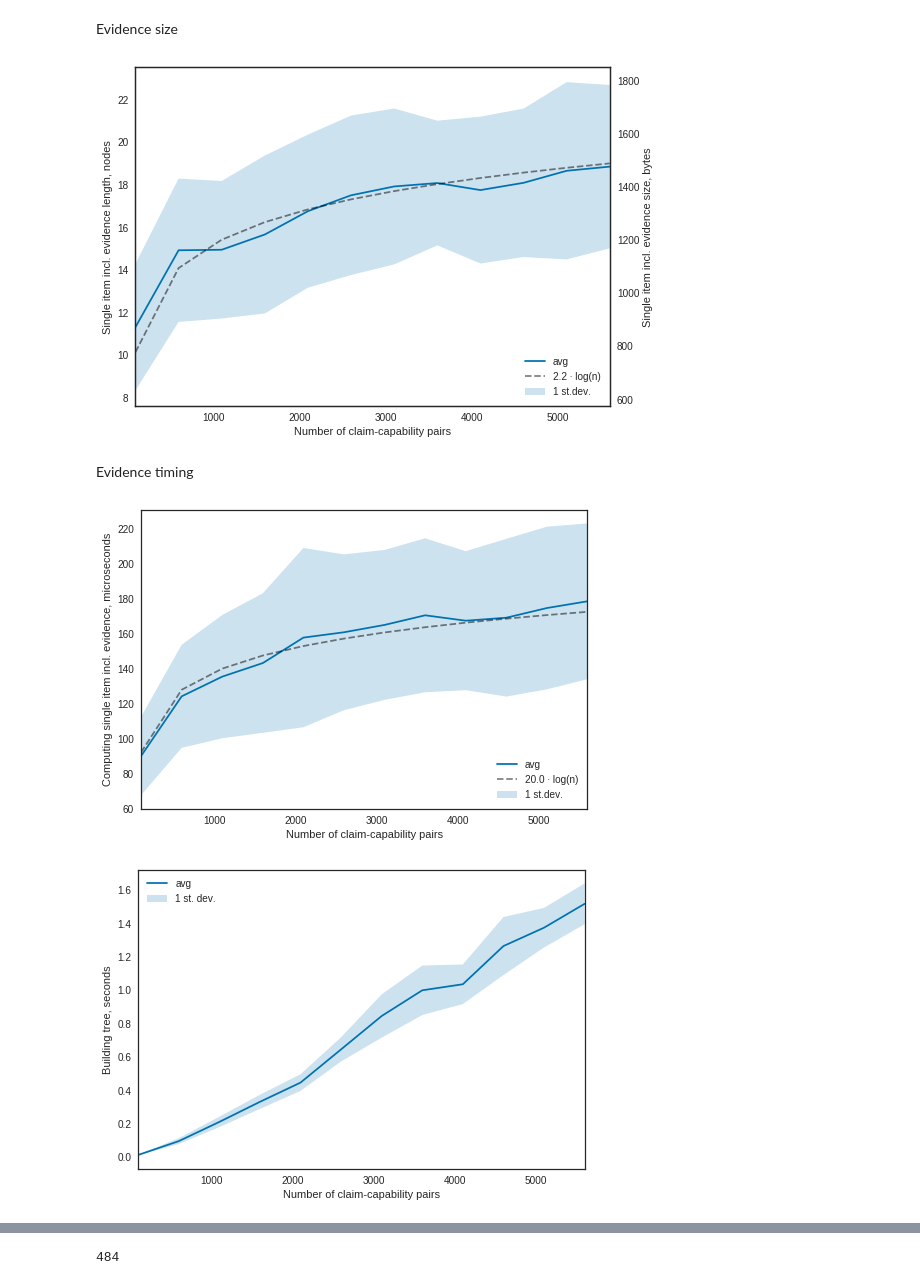
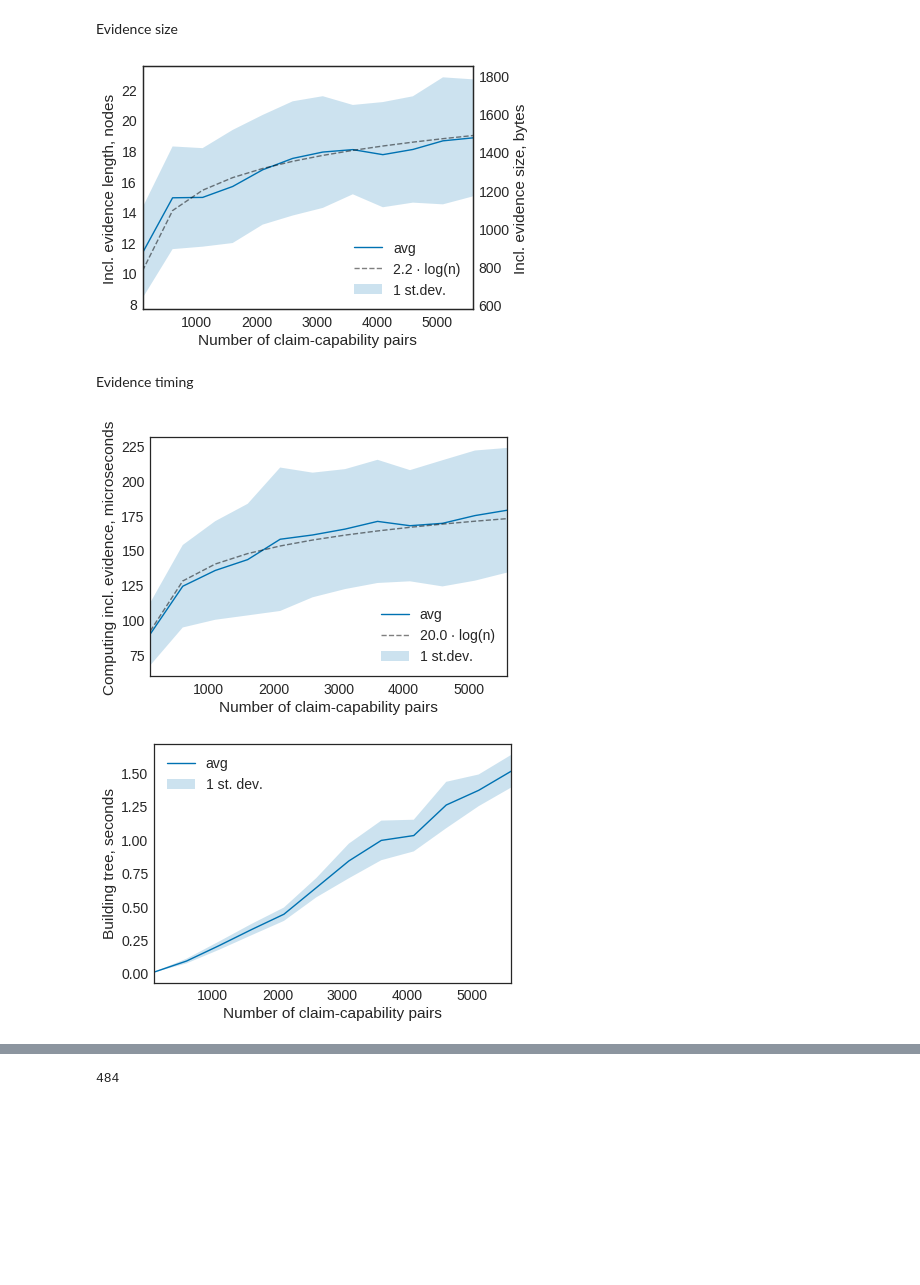
Before and after one commit to claimchain/claimchain-core, a Jupyter notebook: simulations/operations_profiling.ipynb, the cells around one changed output, grey strips where cells are left out. Saved outputs shown, nothing was run; the diff lists cells and outputs as text; code cells hidden in the pictures; blank space fills up the shorter version.

Commit message:
Fix area plots

```diff
--- a/simulations/operations_profiling.ipynb
+++ b/simulations/operations_profiling.ipynb
@@ -25,0 +27,4 @@ Populating the interactive namespace from numpy and matplotlib
+# %%
+sns.set_context("paper", font_scale=1.75)
+sns.set_style("white")
+sns.set_palette('colorblind', n_colors=5)
@@ -160,7 +169,7 @@ constant = 2.2
 ax1.plot(nb_claims_range, constant * np.log(nb_claims_range),
          color='black', alpha=.5, linestyle='--', label='%1.1f · log(n)' % constant)
 ax1.set_xlabel('Number of claim-capability pairs')
-ax1.set_ylabel('Single item incl. evidence length, nodes')
+ax1.set_ylabel('Incl. evidence length, nodes')
 ax1.legend(loc=4)
 
 ax2 = ax1.twinx()
@@ -173,35 +182,35 @@ ax2.fill_between(nb_claims_range,
                  evidence_size_data['avg'] - evidence_size_data['std'],
                  evidence_size_data['avg'] + evidence_size_data['std'],
                  color='red', alpha=0)
-ax2.set_ylabel('Single item incl. evidence size, bytes')
+ax2.set_ylabel('Incl. evidence size, bytes')
 plt.xlim(100, 5600)
 
 fig.tight_layout()
 
 plt.savefig('evidence_size.pdf')
 # %% [output]
-[figure, old version]
+[figure, new version]
 # %% [markdown]
 Evidence timing
 # %%
 evidence_timing_data_ms = evidence_timing_data * 10e+6
 plt.plot(nb_claims_range, evidence_timing_data_ms['avg'])
 plt.fill_between(nb_claims_range,
                  evidence_timing_data_ms['avg'] - evidence_timing_data_ms['std'],
                  evidence_timing_data_ms['avg'] + evidence_timing_data_ms['std'],
                  alpha=.2,
                  label='1 st.dev.')
 constant = 20
 plt.plot(nb_claims_range, constant * np.log(nb_claims_range),
          color='black', alpha=.5, linestyle='--', label='%1.1f · log(n)' % constant)
 plt.legend(loc=4)
 plt.xlabel('Number of claim-capability pairs')
 plt.xlim(100, 5600)
-plt.ylabel('Computing single item incl. evidence, microseconds')
+plt.ylabel('Computing incl. evidence, microseconds')
 
 plt.savefig('evidence_timing.pdf')
 # %% [output]
-[figure, old version]
+[figure, new version]
 # %%
 build_tree_timing_data = pd.DataFrame(columns=['avg', 'std'])
 store_snapshots_1 = []
@@ -237,5 +246,5 @@ plt.ylabel('Building tree, seconds')
 
 plt.savefig('tree_build_timing.pdf')
 # %% [output]
-[figure, old version]
+[figure, new version]
 # %%
```
Also changed, not shown: parts of 7 cells of this notebook.
